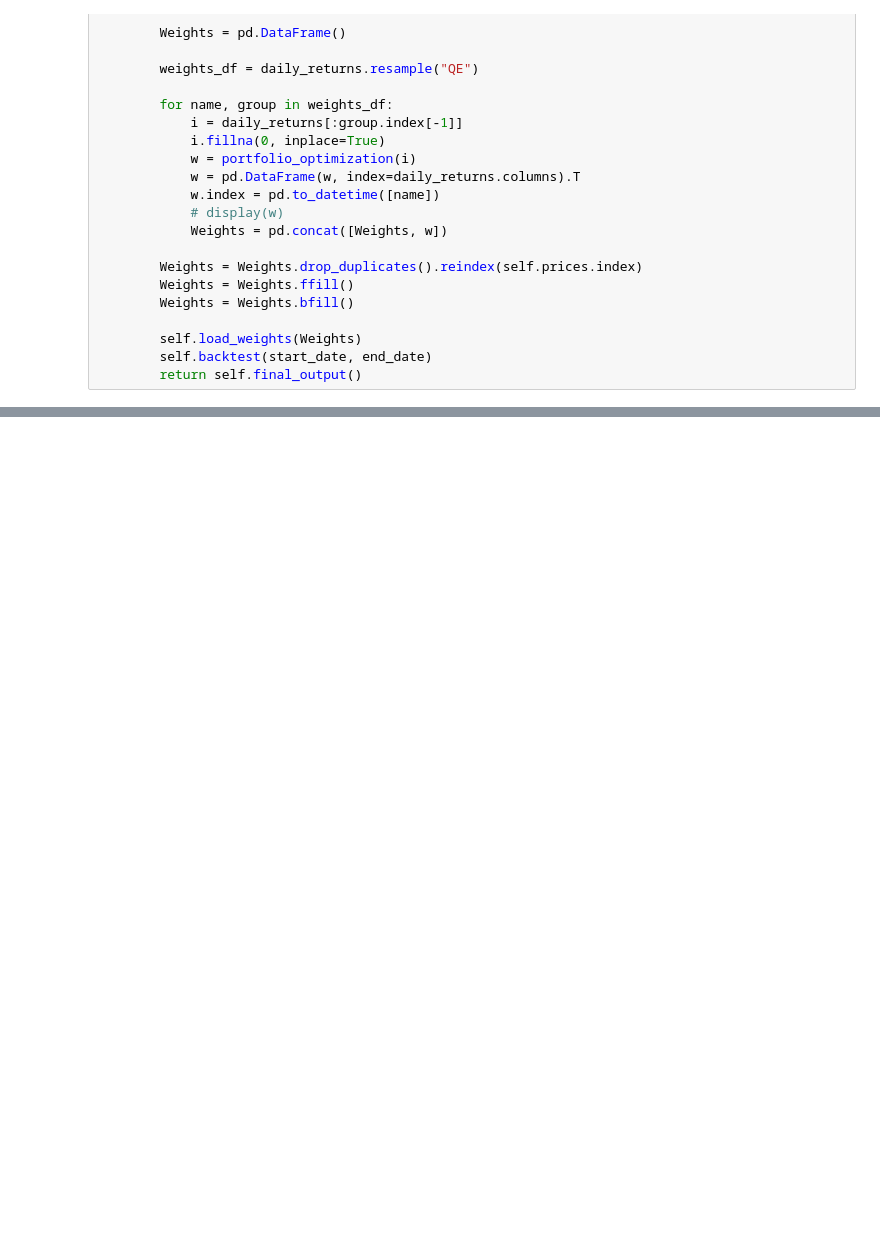
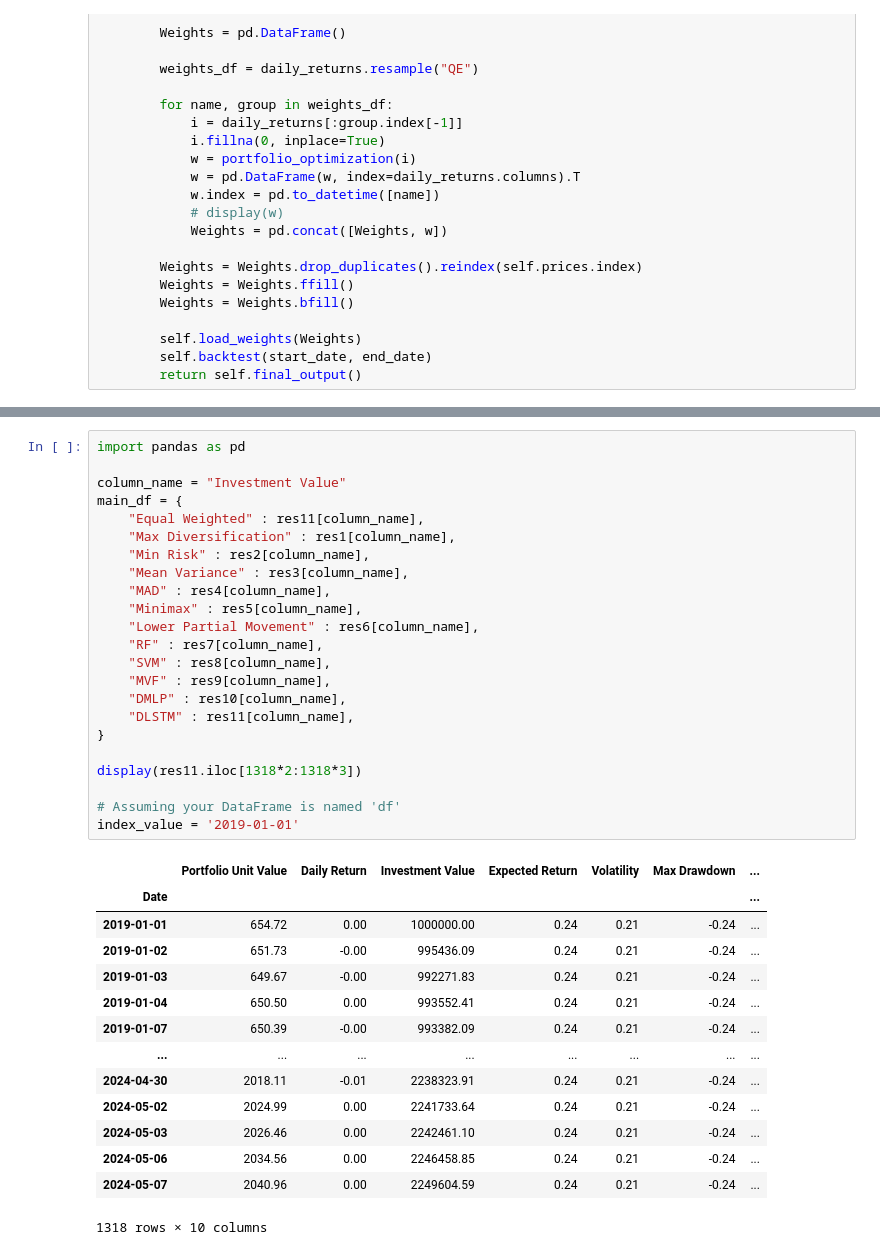
Before and after one commit to Divyanshu-info/Portfolio-Optimization-Comparision, a Jupyter notebook: sample_notebook.ipynb, the cells around one changed output, grey strips where cells are left out. Drawn from its saved outputs; the diff is of its cells as text; blank space fills up the shorter version.

```diff
--- a/sample_notebook.ipynb
+++ b/sample_notebook.ipynb
@@ -874,3 +908,41 @@ res11.to_pickle("DLSTM")
+# %%
+import pandas as pd
+
+column_name = "Investment Value"
+main_df = {
+    "Equal Weighted" : res11[column_name],
+    "Max Diversification" : res1[column_name],
+    "Min Risk" : res2[column_name],
+    "Mean Variance" : res3[column_name],
+    "MAD" : res4[column_name],
+    "Minimax" : res5[column_name],
+    "Lower Partial Movement" : res6[column_name],
+    "RF" : res7[column_name],
+    "SVM" : res8[column_name],
+    "MVF" : res9[column_name],
+    "DMLP" : res10[column_name],
+    "DLSTM" : res11[column_name],
+}
+
+display(res11.iloc[1318*2:1318*3])
+
+# Assuming your DataFrame is named 'df'
+index_value = '2019-01-01'
+# %% [output]
+|  | Portfolio Unit Value | Daily Return | Investment Value | Expected Return | Volatility | Max Drawdown | ... |
+| Date |  |  |  |  |  |  | ... |
+| 2019-01-01 | 654.72 | 0.00 | 1000000.00 | 0.24 | 0.21 | -0.24 | ... |
+| 2019-01-02 | 651.73 | -0.00 | 995436.09 | 0.24 | 0.21 | -0.24 | ... |
+| 2019-01-03 | 649.67 | -0.00 | 992271.83 | 0.24 | 0.21 | -0.24 | ... |
+| 2019-01-04 | 650.50 | 0.00 | 993552.41 | 0.24 | 0.21 | -0.24 | ... |
+| 2019-01-07 | 650.39 | -0.00 | 993382.09 | 0.24 | 0.21 | -0.24 | ... |
+| ... | ... | ... | ... | ... | ... | ... | ... |
+| 2024-04-30 | 2018.11 | -0.01 | 2238323.91 | 0.24 | 0.21 | -0.24 | ... |
+| 2024-05-02 | 2024.99 | 0.00 | 2241733.64 | 0.24 | 0.21 | -0.24 | ... |
+| 2024-05-03 | 2026.46 | 0.00 | 2242461.10 | 0.24 | 0.21 | -0.24 | ... |
+| 2024-05-06 | 2034.56 | 0.00 | 2246458.85 | 0.24 | 0.21 | -0.24 | ... |
+| 2024-05-07 | 2040.96 | 0.00 | 2249604.59 | 0.24 | 0.21 | -0.24 | ... |
+1318 rows × 10 columns
 # %%
 import riskfolio as rp
 
```
Also changed, not shown: parts of 9 cells of this notebook, 16 other files.
